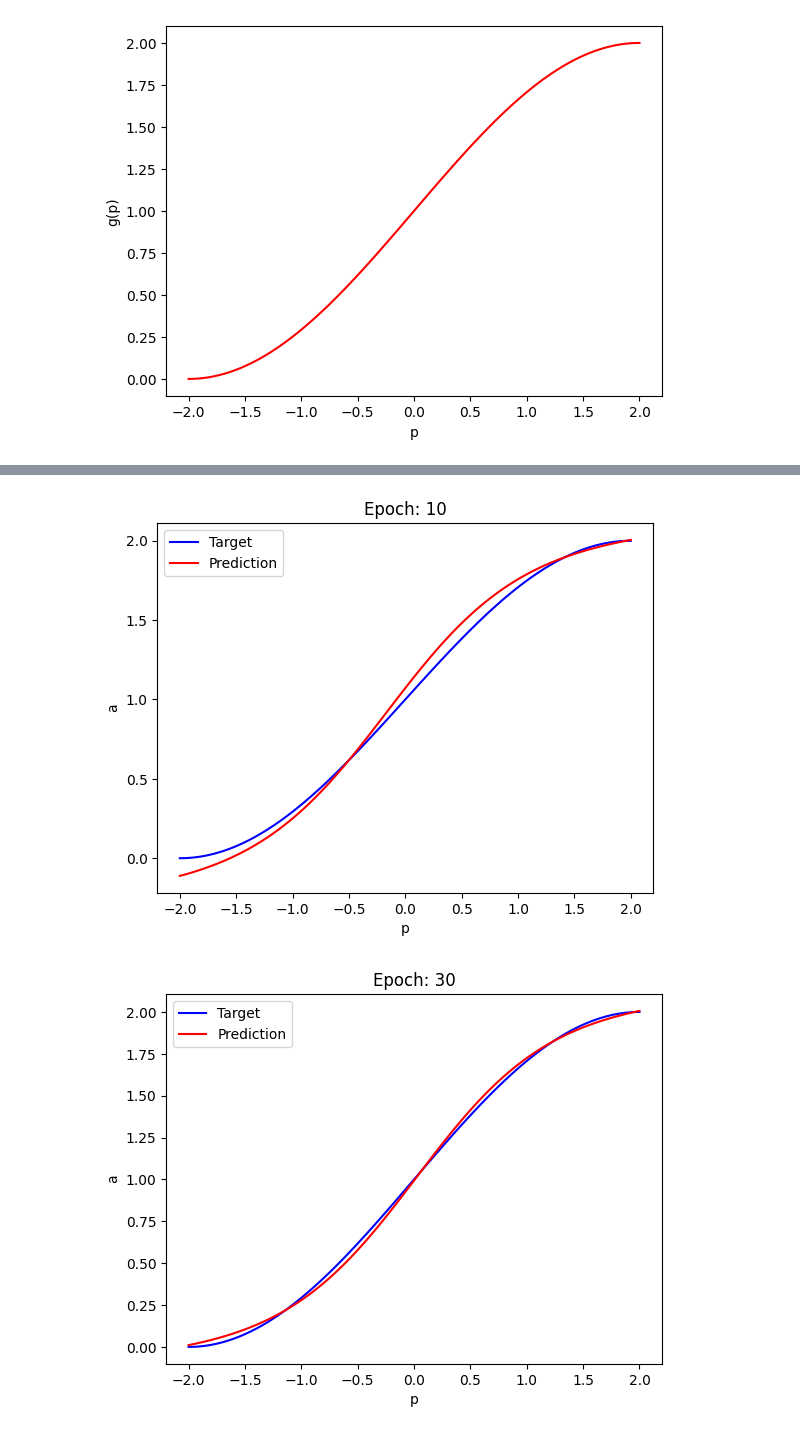
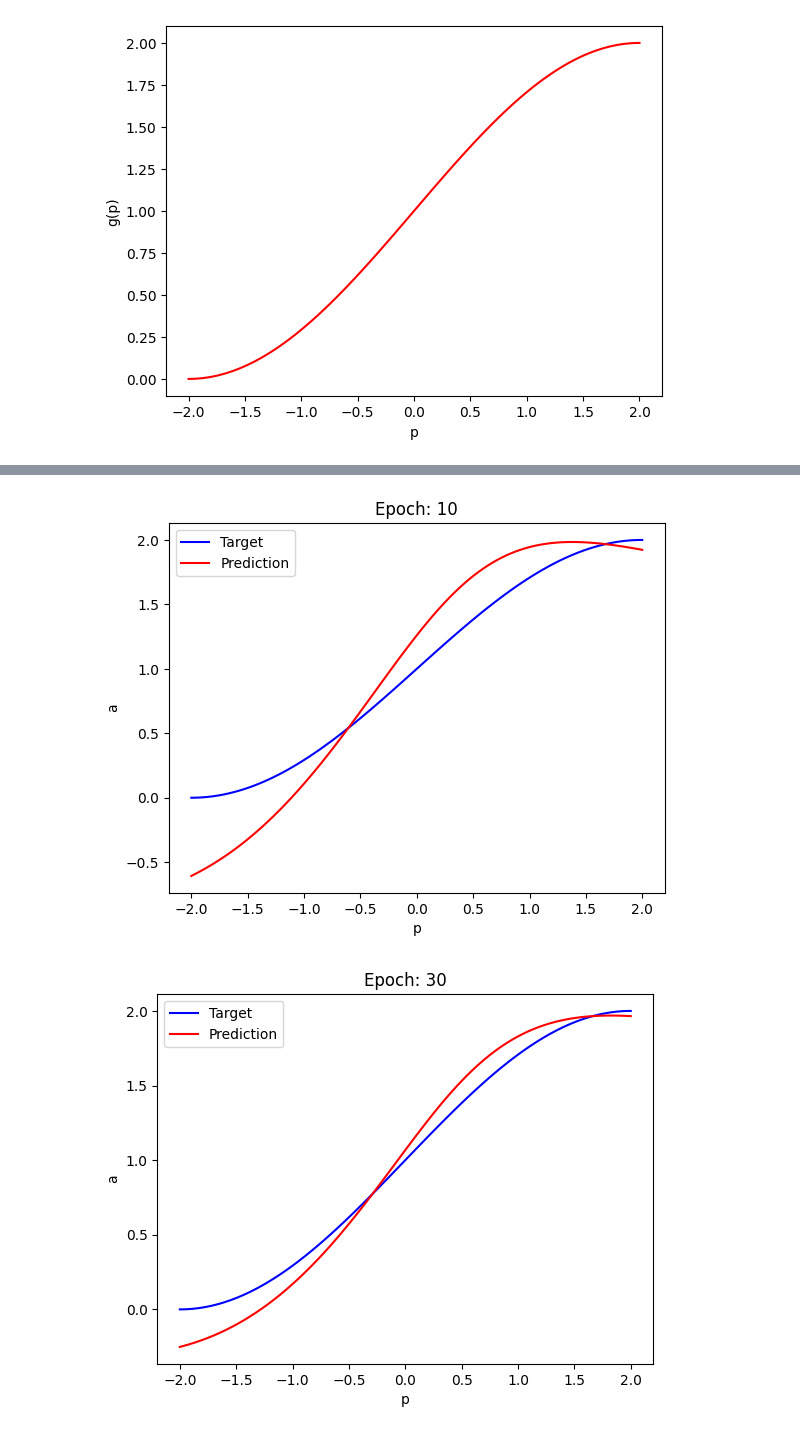
Before and after one commit to Thoalfeqar-gata/Neural-Networks-Master-Degree, a Jupyter notebook: Lecture 1.ipynb, the cells around one changed output, grey strips where cells are left out. Drawn from its saved outputs; the diff is of its cells as text; code cells hidden in the pictures.

```diff
--- a/Lecture 1.ipynb
+++ b/Lecture 1.ipynb
@@ -107,7 +107,8 @@ plt.show()
 [figure]
 # %%
 from utilities import NeuralNetwork
-network = NeuralNetwork([1, 2, 1], learning_rate = 0.1)
+from tqdm import tqdm
+network = NeuralNetwork([1, 100, 100, 1], learning_rate = 0.001)
 
 prediction = network.predict(p.reshape(1, -1))[0]
 plt.title('Before training')
@@ -119,9 +120,9 @@ plt.ylabel('a')
 plt.show()
 
 predictions = []
-intermediate_epochs = [9, 29, 49, 69, 99]
-num_epochs = 100
-for epoch in range(num_epochs):
+intermediate_epochs = [9, 29, 49, 69, 99, 199, 299, 499]
+num_epochs = 500
+for epoch in tqdm(range(num_epochs)):
     for i in p:
         network.fit(np.array([[i]]), g(i))
 
@@ -141,2 +142,2 @@ for i, prediction in enumerate(predictions):
-[figure, old version]
+[figure, new version]
-[figure, old version]
+[figure, new version]
```
Also changed, not shown: parts of 2 cells of this notebook.
